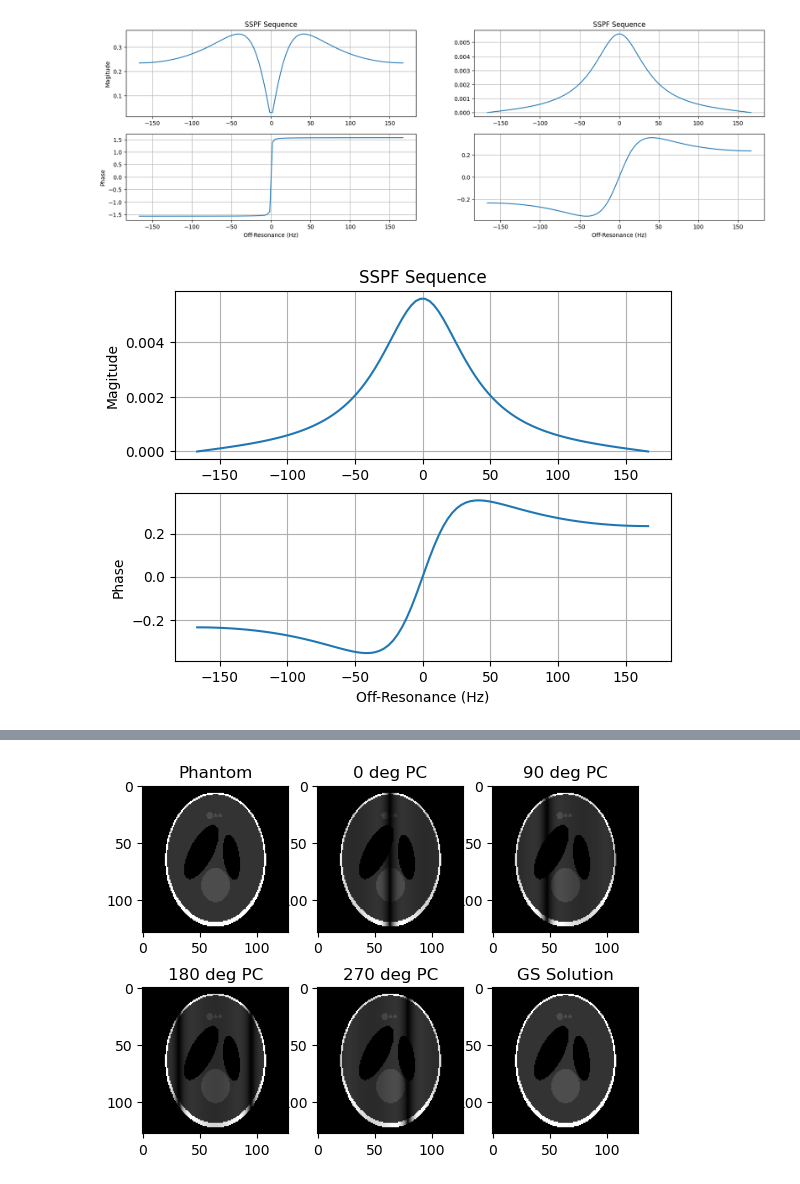
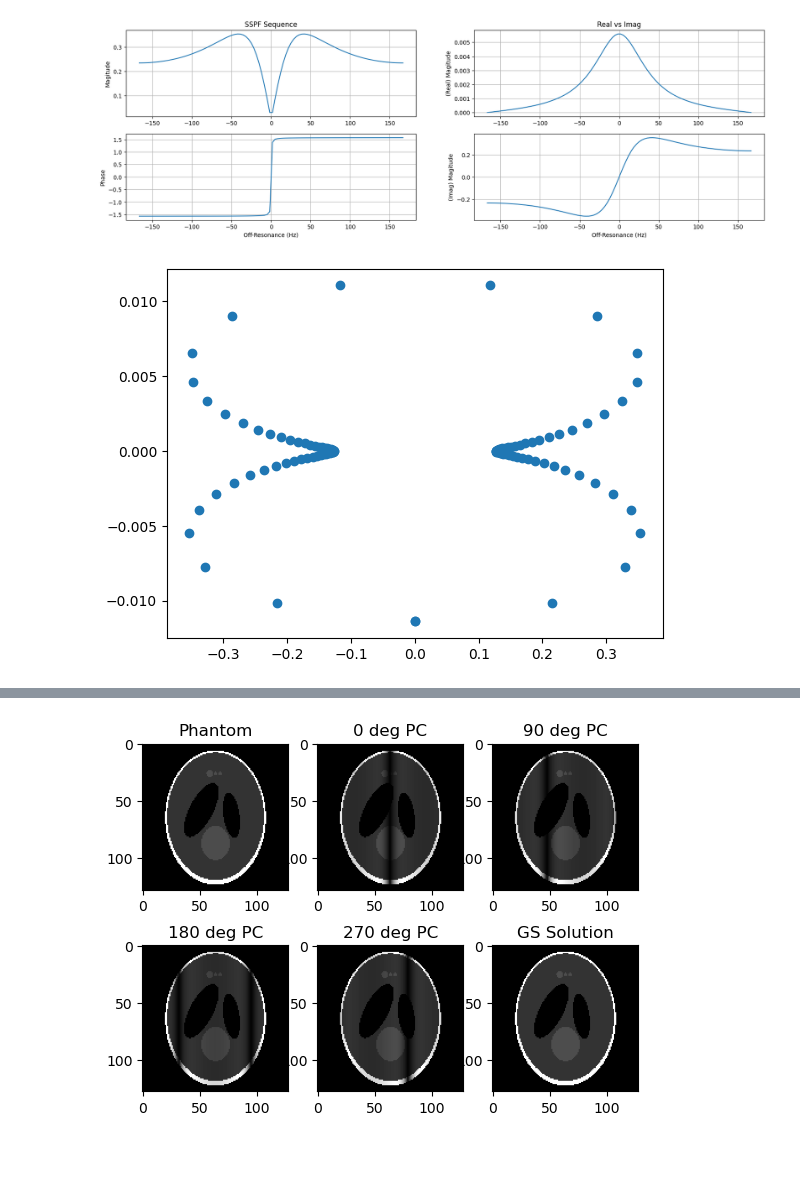
Before and after one commit to michaelmendoza/mssfp, a Jupyter notebook: notebooks/1_sspf_simulations.ipynb, the cells around one changed output, grey strips where cells are left out. Cells and saved outputs as stored; diff of their text form; code cells hidden in the pictures; blank space fills up the shorter version.

```diff
--- a/notebooks/1_sspf_simulations.ipynb
+++ b/notebooks/1_sspf_simulations.ipynb
@@ -34,32 +34,36 @@ def ssfp_1d_example():
     plt.subplot(222)
     plt.plot(f, M.real)
     plt.title('Real vs Imag')
+    plt.ylabel('(Real) Magitude')
+
     plt.grid(True)
 
     plt.subplot(224)
     plt.plot(f, M.imag)
+    plt.ylabel('(Imag) Magitude')
     plt.xlabel('Off-Resonance (Hz)')
     plt.grid(True)
     plt.show()
 
 ssfp_1d_example()
 # %% [output]
-[figure, old version]
+[figure, new version]
 # %%
 def ssfp_complex_example():
     T1, T2 = 1, .5
-    TR, alpha = 3e-3, np.deg2rad(30)
+    TR, alpha = 3e-3, np.deg2rad(15)
     TE = TR / 2.0
-    BetaMax = np.pi
+    BetaMax = 2 * np.pi
     beta = np.linspace(-BetaMax, BetaMax, 100)
     f = beta / TR / (2 * np.pi)
     M = ssfp(T1, T2, TR, TE, alpha, f0=f)
 
-
+    plt.scatter(M.imag, M.real)
+    plt.show()
 
 ssfp_complex_example()
 # %% [output]
-[figure, old version]
+[figure, new version]
 # %%
 def ssfp_1d_example2():
     TR, alpha = 3e-3, np.deg2rad(30)
```
Also changed, not shown: parts of 1 cell of this notebook, 2 other files.
